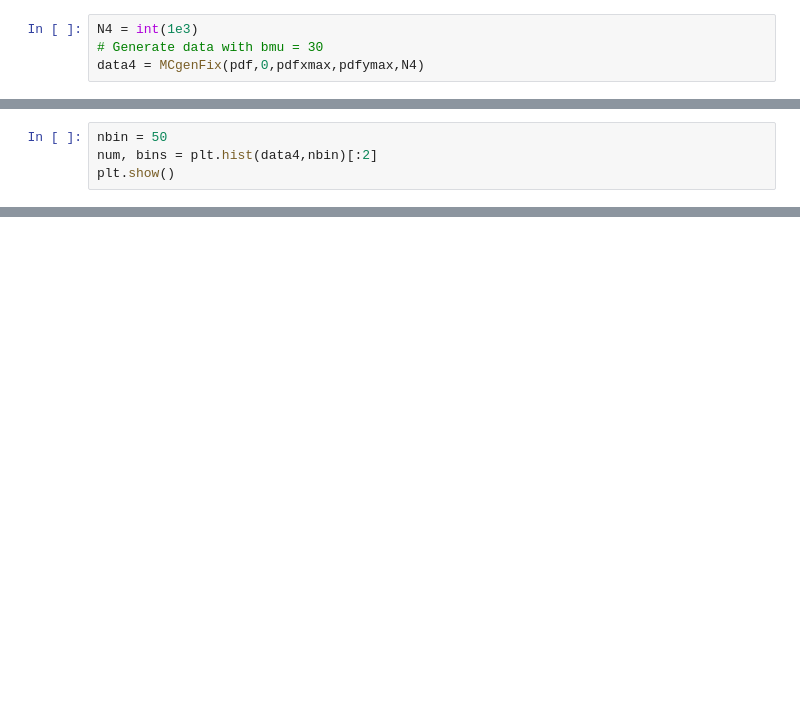
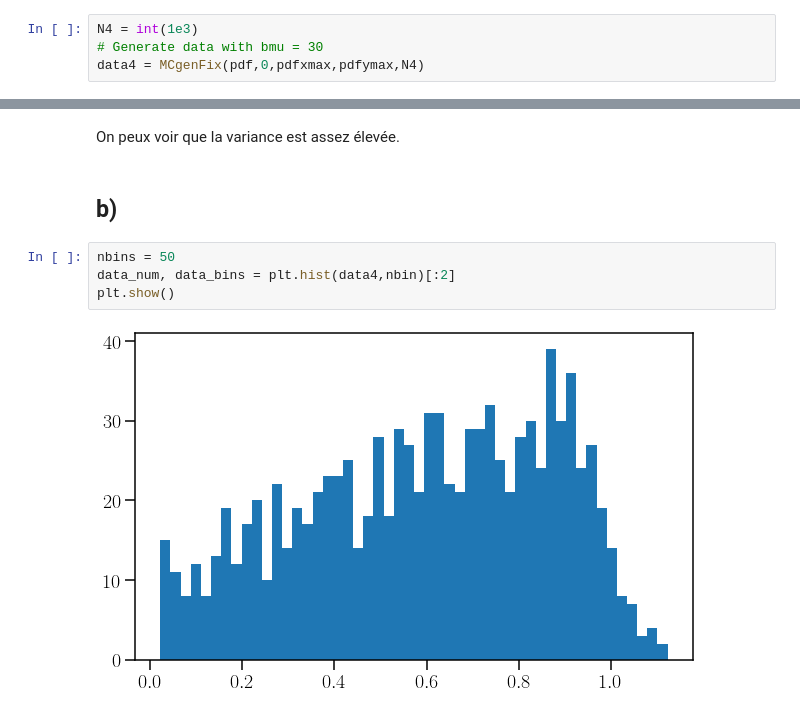
Before and after one commit to Nayaqs/stats, a Jupyter notebook: FinalProject-Andres.ipynb, the cells around one changed output, grey strips where cells are left out. Drawn from its saved outputs; the diff is of its cells as text; blank space fills up the shorter version.

```diff
--- a/FinalProject-Andres.ipynb
+++ b/FinalProject-Andres.ipynb
@@ -489,4 +435,0 @@ On peux voir que la variance est assez élevée.
-# %%
-nbin = 50
-num, bins = plt.hist(data4,nbin)[:2]
-plt.show()
@@ -494,0 +487,10 @@ plt.show()
+# %% [markdown]
+On peux voir que la variance est assez élevée.
+# %% [markdown]
+## b)
+# %%
+nbins = 50
+data_num, data_bins = plt.hist(data4,nbin)[:2]
+plt.show()
+# %% [output]
+[figure, added]
```
Also changed, not shown: parts of 34 cells of this notebook.
